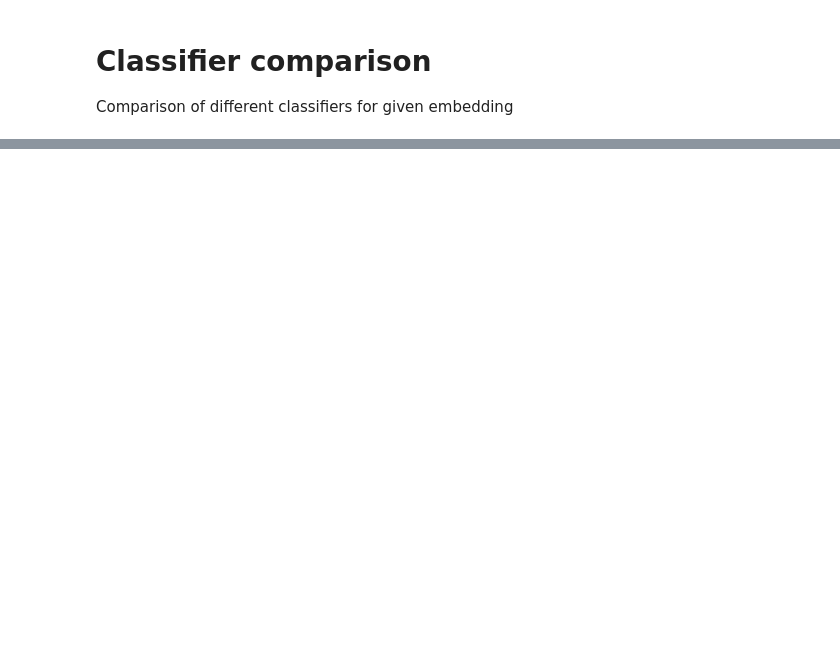
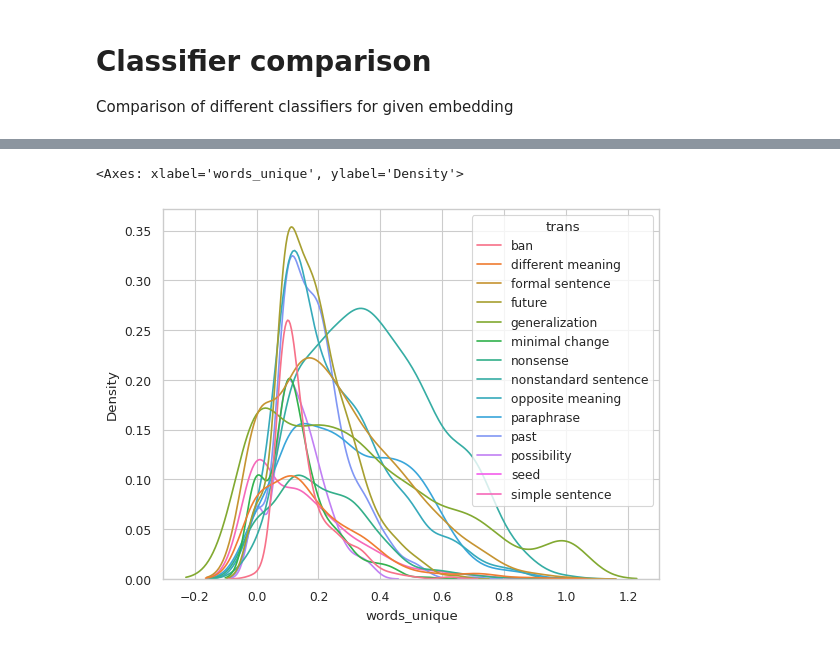
Before and after one commit to johnvojtech/sentence-topology, a Jupyter notebook: notebooks/classifier_comparison.ipynb, the cells around one changed output, grey strips where cells are left out. Saved outputs shown, nothing was run; the diff lists cells and outputs as text; code cells hidden in the pictures; blank space fills up the shorter version.

```diff
--- a/notebooks/classifier_comparison.ipynb
+++ b/notebooks/classifier_comparison.ipynb
@@ -129,0 +197,3 @@ Text(0.5, 1.0, 'Classification F1-scores for SBERT embeddings')
+# %%
+costra = pd.DataFrame(load_corpus('../data/COSTRA1.1.tsv'))
+costra
@@ -129,0 +214,12 @@ Text(0.5, 1.0, 'Classification F1-scores for SBERT embeddings')
+# %%
+for idx, row in tqdm(costra.iterrows()):
+    other_sentences = costra[(costra['seed_id'] == row.seed_id) & (costra['trans'] != row.trans)]
+    other_words = set((other_sentences['text'] + " ").sum().split())
+    sent_words = set(row.text.split())
+
+    costra.loc[idx, 'words_unique'] = len(sent_words - other_words)/len(sent_words)
+# %%
+sns.kdeplot(costra, x='words_unique', hue='trans')
+# %% [output]
+<Axes: xlabel='words_unique', ylabel='Density'>
+[figure, added]
```
Also changed, not shown: parts of 18 cells of this notebook.
